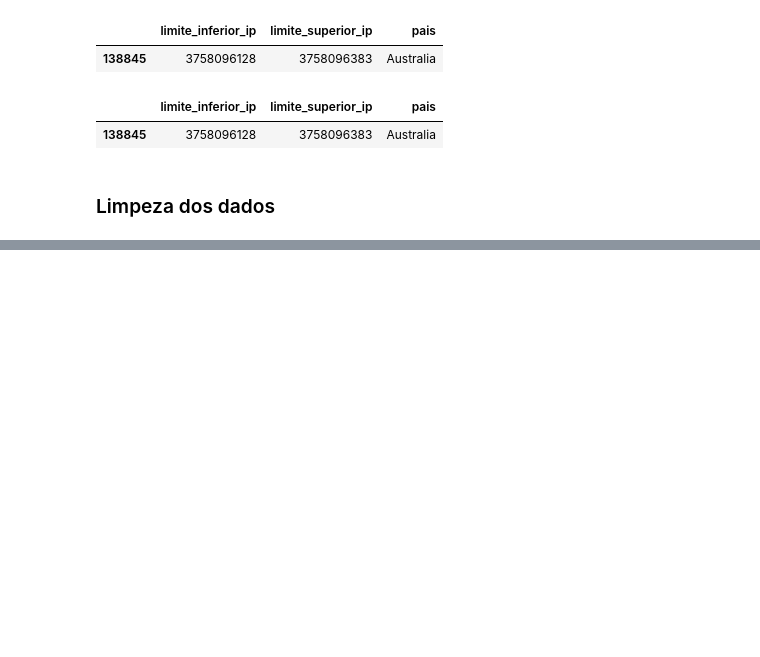
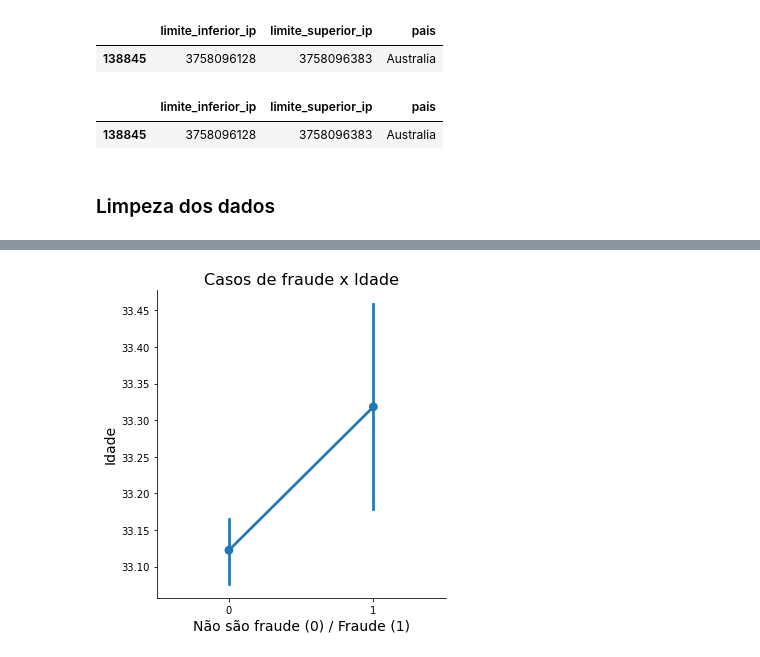
Before and after one commit to LilianeAquino/notebooks_cursos_alura, a Jupyter notebook: Modelos preditivos em dados: detecção de fraude/deteccao_de_fraude.ipynb, the cells around one changed output, grey strips where cells are left out. Saved outputs shown, nothing was run; the diff lists cells and outputs as text; code cells hidden in the pictures; blank space fills up the shorter version.

```diff
--- a/Modelos preditivos em dados: detecção de fraude/deteccao_de_fraude.ipynb
+++ b/Modelos preditivos em dados: detecção de fraude/deteccao_de_fraude.ipynb
@@ -198,0 +221,8 @@ fraude_df['pais'] = fraude_df['ip'].apply(ip_para_pais)
+# %%
+sns.factorplot(x='fraude', y='idade', data=fraude_df)
+plt.xlabel('Não são fraude (0) / Fraude (1)', fontsize=14)
+plt.ylabel('Idade', fontsize=14)
+plt.title('Casos de fraude x Idade', fontsize=16)
+plt.show()
+# %% [output]
+[figure, added]
```
Also changed, not shown: parts of 17 cells of this notebook.
